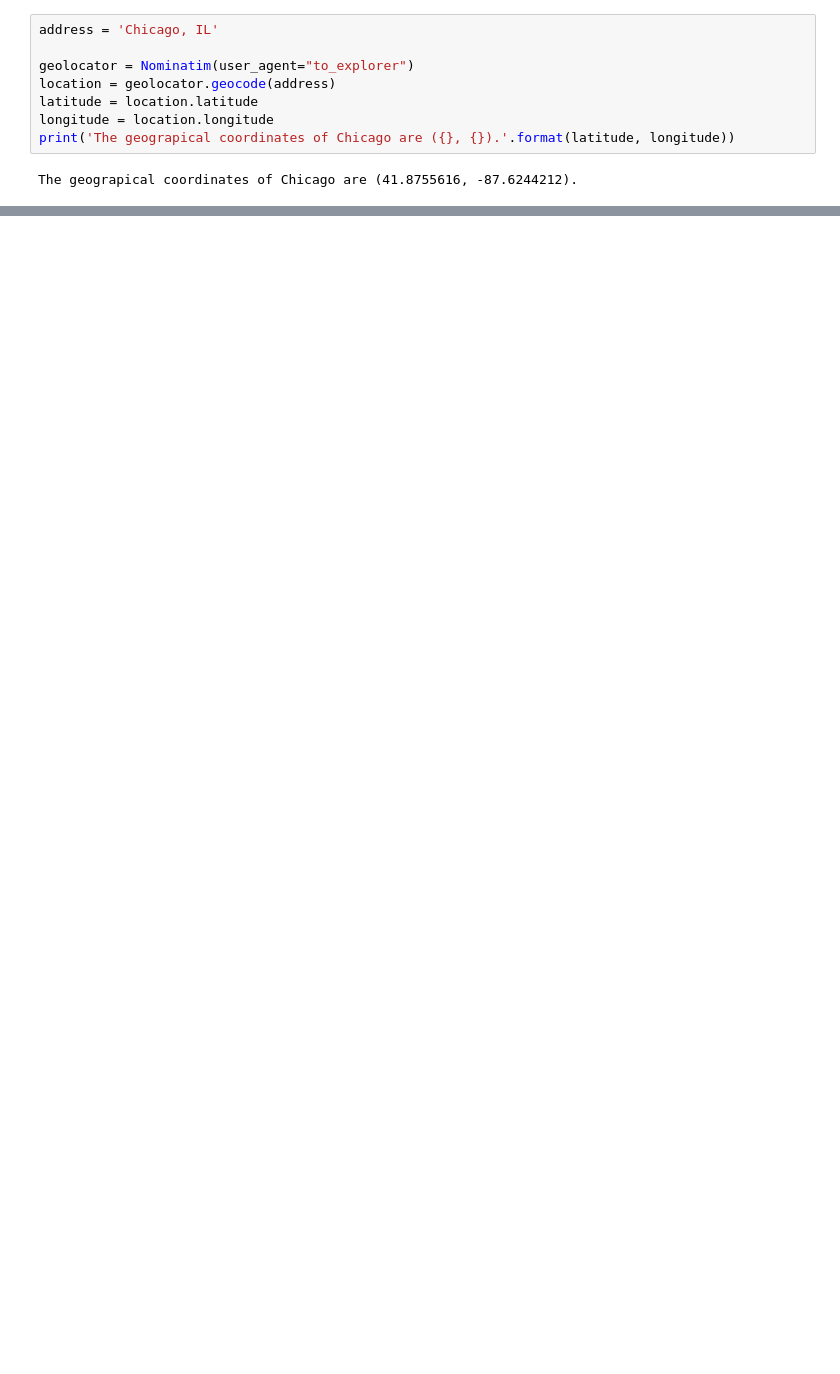
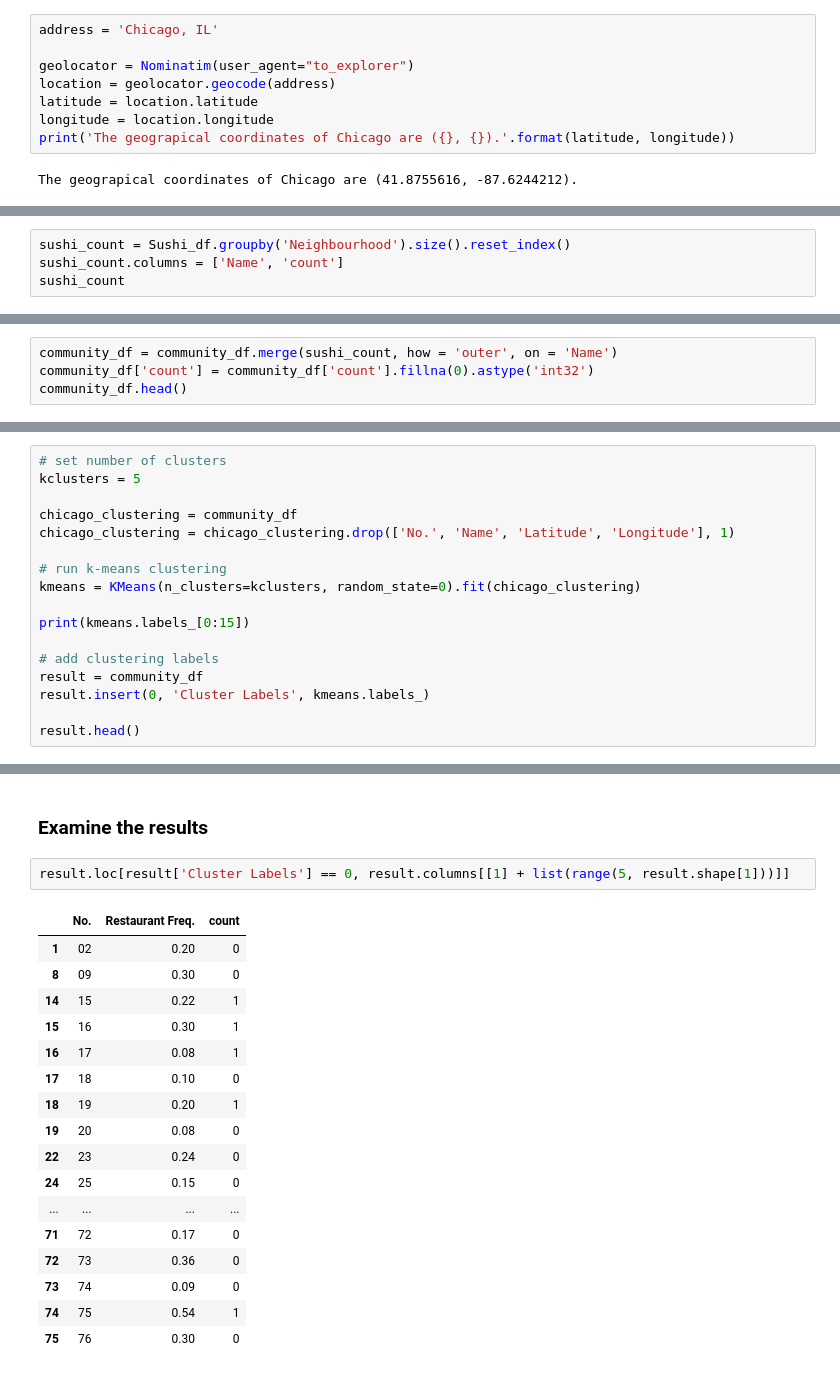
Before and after one commit to BriAnWuu/Coursera_Capstone, a Jupyter notebook: The Battle of Neighborhoods/Description.ipynb, the cells around one changed output, grey strips where cells are left out. Cells and saved outputs as stored; diff of their text form; blank space fills up the shorter version.

```diff
--- a/The Battle of Neighborhoods/Description.ipynb
+++ b/The Battle of Neighborhoods/Description.ipynb
@@ -343,0 +370,4 @@ dtype: int64
+# %%
+sushi_count = Sushi_df.groupby('Neighbourhood').size().reset_index()
+sushi_count.columns = ['Name', 'count']
+sushi_count
@@ -343,0 +394,4 @@ dtype: int64
+# %%
+community_df = community_df.merge(sushi_count, how = 'outer', on = 'Name')
+community_df['count'] = community_df['count'].fillna(0).astype('int32')
+community_df.head()
@@ -343,0 +407,17 @@ dtype: int64
+# %%
+# set number of clusters
+kclusters = 5
+
+chicago_clustering = community_df
+chicago_clustering = chicago_clustering.drop(['No.', 'Name', 'Latitude', 'Longitude'], 1)
+
+# run k-means clustering
+kmeans = KMeans(n_clusters=kclusters, random_state=0).fit(chicago_clustering)
+
+print(kmeans.labels_[0:15])
+
+# add clustering labels
+result = community_df
+result.insert(0, 'Cluster Labels', kmeans.labels_)
+
+result.head()
@@ -343,0 +460,22 @@ dtype: int64
+# %% [markdown]
+### Examine the results
+# %%
+result.loc[result['Cluster Labels'] == 0, result.columns[[1] + list(range(5, result.shape[1]))]]
+# %% [output]
+|  | No. | Restaurant Freq. | count |
+| 1 | 02 | 0.20 | 0 |
+| 8 | 09 | 0.30 | 0 |
+| 14 | 15 | 0.22 | 1 |
+| 15 | 16 | 0.30 | 1 |
+| 16 | 17 | 0.08 | 1 |
+| 17 | 18 | 0.10 | 0 |
+| 18 | 19 | 0.20 | 1 |
+| 19 | 20 | 0.08 | 0 |
+| 22 | 23 | 0.24 | 0 |
+| 24 | 25 | 0.15 | 0 |
+| ... | ... | ... | ... |
+| 71 | 72 | 0.17 | 0 |
+| 72 | 73 | 0.36 | 0 |
+| 73 | 74 | 0.09 | 0 |
+| 74 | 75 | 0.54 | 1 |
+| 75 | 76 | 0.30 | 0 |
```
Also changed, not shown: parts of 43 cells of this notebook.
